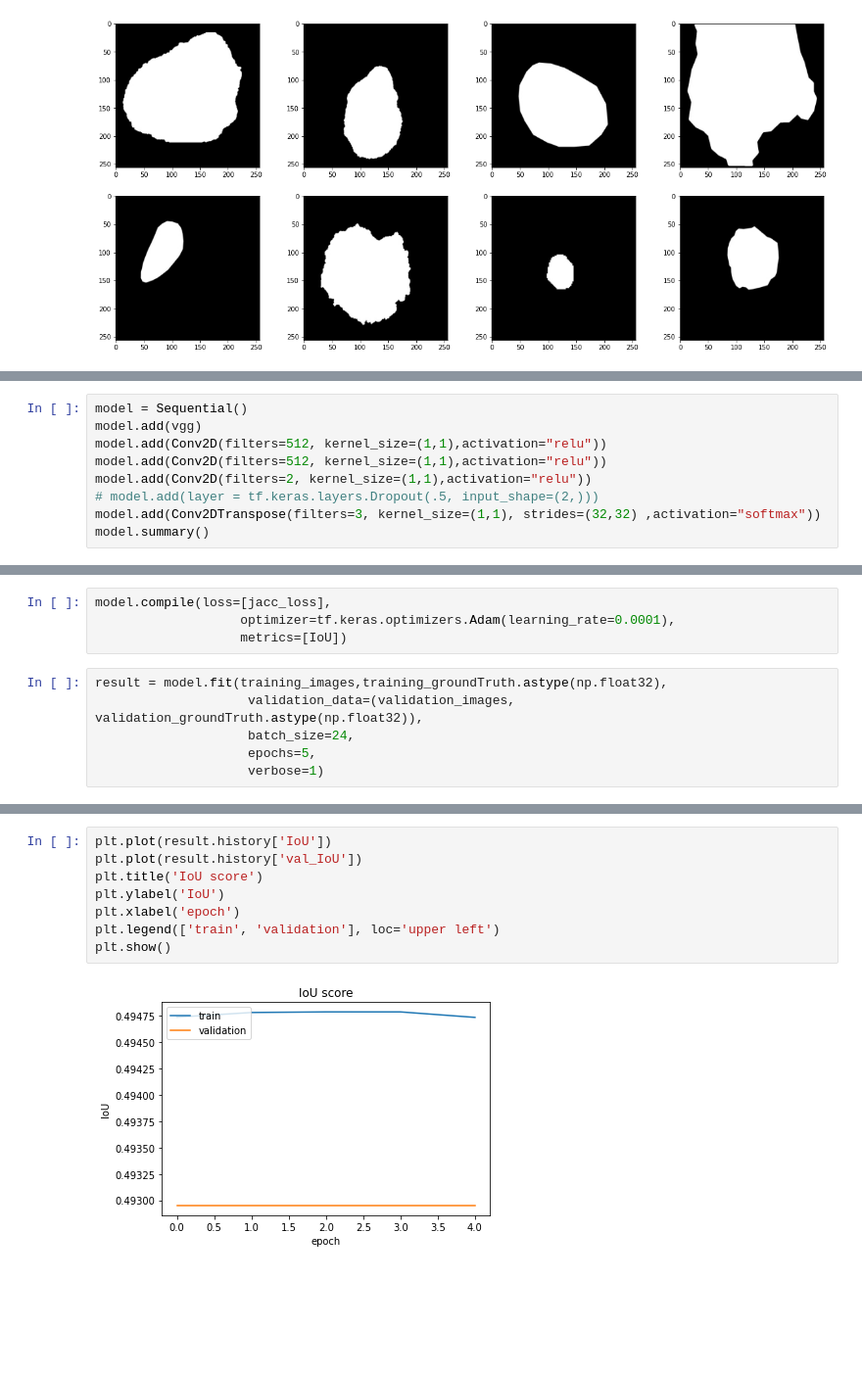
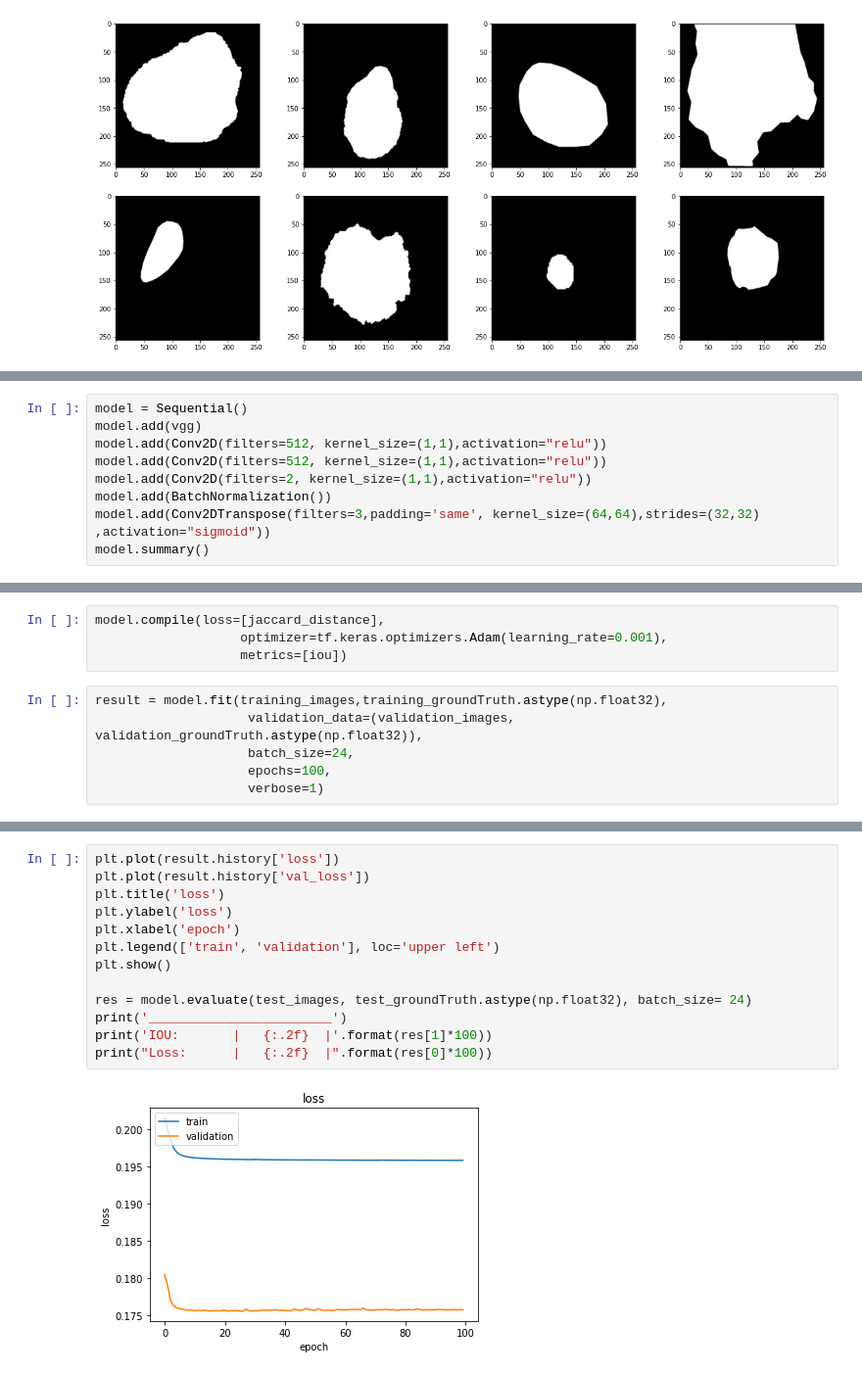
Before and after one commit to AlaaIraqy/lesion_segmentation, a Jupyter notebook: cv-assignment4-fcn.ipynb, the cells around one changed output, grey strips where cells are left out. Shown at 98% size. Saved outputs shown, nothing was run; the diff lists cells and outputs as text; blank space fills up the shorter version.

```diff
--- a/cv-assignment4-fcn.ipynb
+++ b/cv-assignment4-fcn.ipynb
@@ -195,7 +195,7 @@ model.add(vgg)
 model.add(Conv2D(filters=512, kernel_size=(1,1),activation="relu"))
 model.add(Conv2D(filters=512, kernel_size=(1,1),activation="relu"))
 model.add(Conv2D(filters=2, kernel_size=(1,1),activation="relu"))
-# model.add(layer = tf.keras.layers.Dropout(.5, input_shape=(2,)))
-model.add(Conv2DTranspose(filters=3, kernel_size=(1,1), strides=(32,32) ,activation="softmax"))
+model.add(BatchNormalization())
+model.add(Conv2DTranspose(filters=3,padding='same', kernel_size=(64,64),strides=(32,32) ,activation="sigmoid"))
 model.summary()
 # %% [output]
@@ -234,11 +251,11 @@ def jacc_loss(y_true, y_pred):
 # %%
-model.compile(loss=[jacc_loss],
-                   optimizer=tf.keras.optimizers.Adam(learning_rate=0.0001),
-                   metrics=[IoU])
+model.compile(loss=[jaccard_distance],
+                   optimizer=tf.keras.optimizers.Adam(learning_rate=0.001),
+                   metrics=[iou])
 # %%
 result = model.fit(training_images,training_groundTruth.astype(np.float32),
                     validation_data=(validation_images, validation_groundTruth.astype(np.float32)),
                     batch_size=24,
-                    epochs=5,
+                    epochs=100,
                     verbose=1)
 # %% [output]
@@ -259,10 +279,15 @@ Epoch 5/5
 # %%
-plt.plot(result.history['IoU'])
-plt.plot(result.history['val_IoU'])
-plt.title('IoU score')
-plt.ylabel('IoU')
+plt.plot(result.history['loss'])
+plt.plot(result.history['val_loss'])
+plt.title('loss')
+plt.ylabel('loss')
 plt.xlabel('epoch')
 plt.legend(['train', 'validation'], loc='upper left')
 plt.show()
+
+res = model.evaluate(test_images, test_groundTruth.astype(np.float32), batch_size= 24)
+print('________________________')
+print('IOU:       |   {:.2f}  |'.format(res[1]*100))
+print("Loss:      |   {:.2f}  |".format(res[0]*100))
 # %% [output]
-[figure, old version]
+[figure, new version]
```
Also changed, not shown: parts of 9 cells of this notebook.
